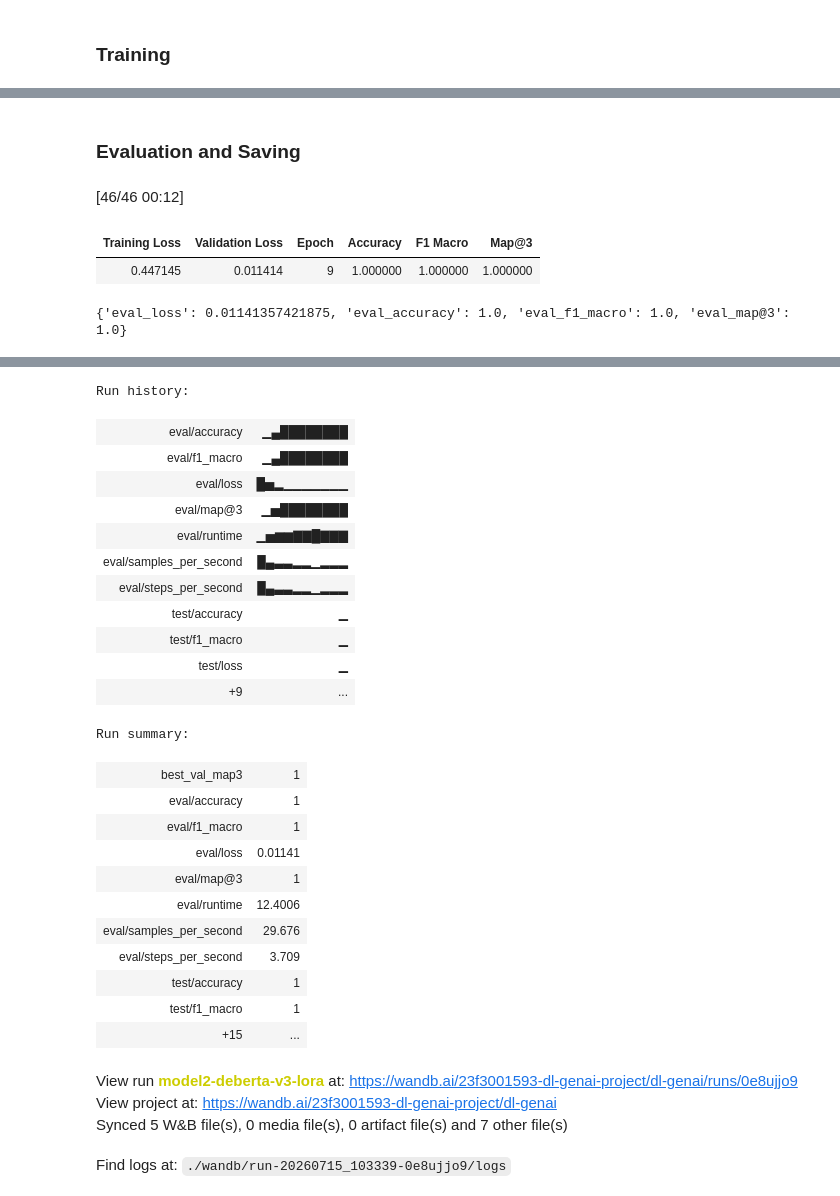
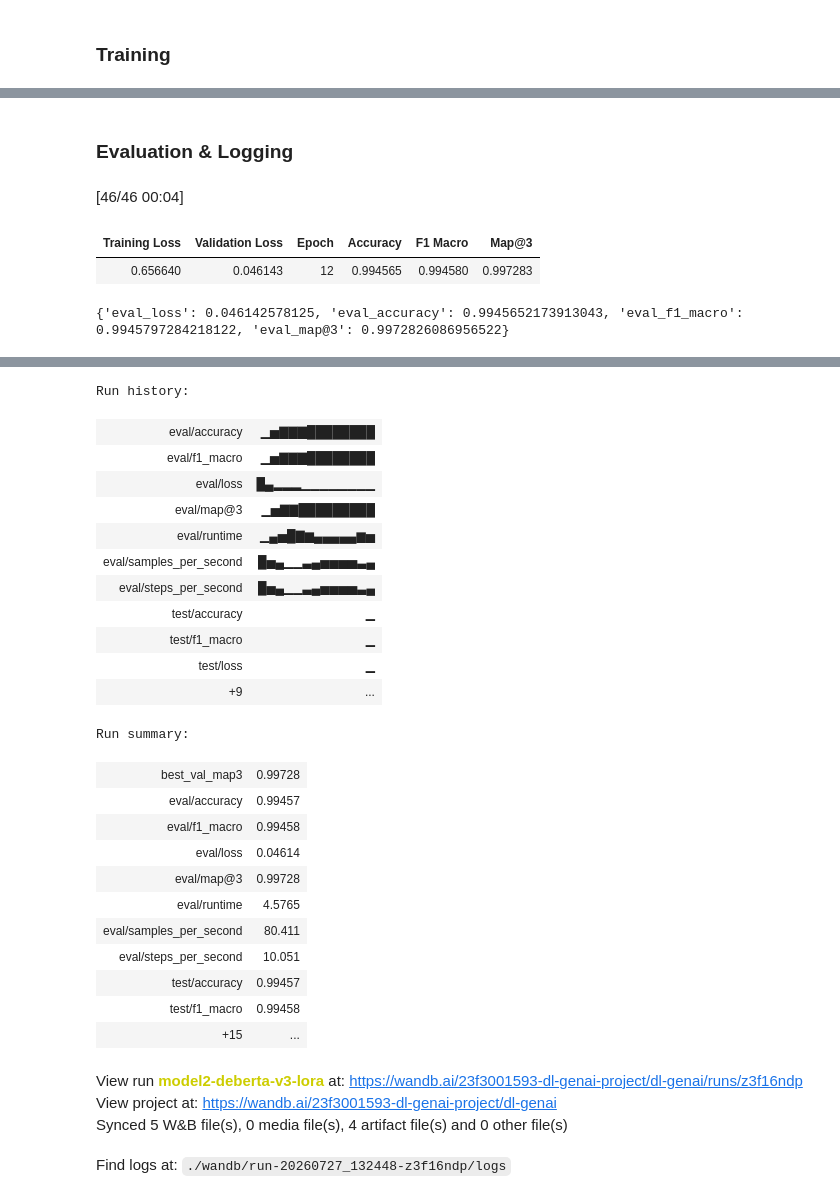
Before and after one commit to 23f3001593/dl-genai-project, a Jupyter notebook: notebooks/main.ipynb, the cells around one changed output, grey strips where cells are left out. Cells and saved outputs as stored; diff of their text form; code cells hidden in the pictures.

```diff
--- a/notebooks/main.ipynb
+++ b/notebooks/main.ipynb
@@ -106,7 +110,7 @@ MODEL1_CONFIG = {
 MODEL2_CONFIG = {
     **COMMON_CONFIG,
     "wandb_run_name": "model2-deberta-v3-lora",
-    "model_name": "microsoft/deberta-v3-large",
+    "model_name": "microsoft/deberta-v3-base",
     "max_length": 128,
     "lora_r": 8,
     "lora_alpha": 16,
@@ -490,7 +516,7 @@ class MCQModel(nn.Module):
 # %% [markdown]
 ### Evaluation Metrics
 # %%
-def map_at_3(true_labels, preds_ranked):
+def map_at_3_from_ranked(true_labels, preds_ranked):
     scores = []
     for pred, true in zip(preds_ranked, true_labels):
         if true in pred:
@@ -506,7 +532,7 @@ def compute_metrics(all_logits, all_labels):
     top3_preds = torch.topk(probs, k=3, dim=-1).indices.tolist()
     acc = accuracy_score(all_labels, top1_preds)
     f1 = f1_score(all_labels, top1_preds, average='macro')
-    map3 = map_at_3(all_labels, top3_preds)
+    map3 = map_at_3_from_ranked(all_labels, top3_preds)
     return {"accuracy": acc, "f1_macro": f1, "map@3": map3}
 # %% [markdown]
 ### Training
@@ -575,7 +601,6 @@ for epoch in range(MODEL1_CONFIG["epochs"]):
             'embedding_matrix': embedding_matrix,
             'config': MODEL1_CONFIG,
         }, "model1_best.pt")
-        wandb.save("model1_best.pt")
     else:
         patience_counter += 1
         if patience_counter >= MODEL1_CONFIG["early_stopping_patience"]:
@@ -832,7 +866,7 @@ trainable params: 1,837,057 || all params: 436,899,842 || trainable%: 0.4205
 # %% [markdown]
 ### Evaluation Metrics
 # %%
-def map_at_3(logits, labels):
+def map_at_3_from_logits(logits, labels):
     top3 = np.argsort(-logits, axis=1)[:, :3]
     scores = []
     for pred, true in zip(top3, labels):
@@ -849,7 +883,7 @@ def compute_metrics(eval_pred):
     return {
         "accuracy": accuracy_score(labels, preds),
         "f1_macro": f1_score(labels, preds, average="macro"),
-        "map@3": map_at_3(logits, labels)
+        "map@3": map_at_3_from_logits(logits, labels)
     }
 # %% [markdown]
 ### Training Arguments & Trainer
@@ -927,5 +961,5 @@ View run at https://wandb.ai/23f3001593-dl-genai-project/dl-genai/runs/0e8ujjo9
 # %% [markdown]
-### Evaluation and Saving
+### Evaluation & Logging
 # %%
 val_metrics = trainer.evaluate()
 print(val_metrics)
@@ -952,16 +986,27 @@ inference_config = {**MODEL2_CONFIG}
 with open(f"{save_dir}/inference_config.json", "w") as f:
     json.dump(inference_config, f, indent=2)
 
+shutil.make_archive("model2_lora_adapter", "zip", "model2_lora_adapter")
 shutil.make_archive("model2_merged", "zip", save_dir)
 
 wandb.summary["best_val_map3"] = val_metrics["eval_map@3"]
-wandb.save("model2_lora_adapter/*")
-wandb.save("model2_merged.zip")
-wandb.save("model2_val_probs.csv")
+
+adapter_artifact = wandb.Artifact(name="model2_lora_adapter", type="model")
+adapter_artifact.add_file("model2_lora_adapter.zip")
+wandb.log_artifact(adapter_artifact)
+
+merged_artifact = wandb.Artifact(name="model2_merged", type="model")
+merged_artifact.add_file("model2_merged.zip")
+wandb.log_artifact(merged_artifact)
+
+results_artifact = wandb.Artifact(name="model2_val_probs", type="predictions")
+results_artifact.add_file("model2_val_probs.csv")
+wandb.log_artifact(results_artifact)
+
 wandb.finish()
 # %% [output]
-[46/46 00:12]
+[46/46 00:04]
 | Training Loss | Validation Loss | Epoch | Accuracy | F1 Macro | Map@3 |
-| 0.447145 | 0.011414 | 9 | 1.000000 | 1.000000 | 1.000000 |
+| 0.656640 | 0.046143 | 12 | 0.994565 | 0.994580 | 0.997283 |
-{'eval_loss': 0.01141357421875, 'eval_accuracy': 1.0, 'eval_f1_macro': 1.0, 'eval_map@3': 1.0}
+{'eval_loss': 0.046142578125, 'eval_accuracy': 0.9945652173913043, 'eval_f1_macro': 0.9945797284218122, 'eval_map@3': 0.9972826086956522}
 [interactive output not drawn]
@@ -972,28 +1015,28 @@ wandb: WARNING Symlinked 1 file into the W&B run directory; call wandb.save agai
 Run history:
-| eval/accuracy | ▁▄████████ |
-| eval/f1_macro | ▁▄████████ |
-| eval/loss | █▅▂▁▁▁▁▁▁▁ |
-| eval/map@3 | ▁▅████████ |
-| eval/runtime | ▁▅▆▆▇▇█▇▇▇ |
-| eval/samples_per_second | █▄▃▃▂▂▁▂▂▂ |
-| eval/steps_per_second | █▄▃▃▂▂▁▂▂▂ |
+| eval/accuracy | ▁▅▇▇▇████████ |
+| eval/f1_macro | ▁▅▇▇▇████████ |
+| eval/loss | █▄▂▂▂▁▁▁▁▁▁▁▁ |
+| eval/map@3 | ▁▅▇▇█████████ |
+| eval/runtime | ▁▄▅█▇▆▄▄▄▄▄▆▅ |
+| eval/samples_per_second | █▅▄▁▁▃▄▅▅▅▅▃▄ |
+| eval/steps_per_second | █▅▄▁▁▃▄▅▅▅▅▃▄ |
 | test/accuracy | ▁ |
 | test/f1_macro | ▁ |
 | test/loss | ▁ |
 | +9 | ... |
 Run summary:
-| best_val_map3 | 1 |
-| eval/accuracy | 1 |
-| eval/f1_macro | 1 |
-| eval/loss | 0.01141 |
-| eval/map@3 | 1 |
-| eval/runtime | 12.4006 |
-| eval/samples_per_second | 29.676 |
-| eval/steps_per_second | 3.709 |
-| test/accuracy | 1 |
-| test/f1_macro | 1 |
+| best_val_map3 | 0.99728 |
+| eval/accuracy | 0.99457 |
+| eval/f1_macro | 0.99458 |
+| eval/loss | 0.04614 |
+| eval/map@3 | 0.99728 |
+| eval/runtime | 4.5765 |
+| eval/samples_per_second | 80.411 |
+| eval/steps_per_second | 10.051 |
+| test/accuracy | 0.99457 |
+| test/f1_macro | 0.99458 |
 | +15 | ... |
-View run model2-deberta-v3-lora at: https://wandb.ai/23f3001593-dl-genai-project/dl-genai/runs/0e8ujjo9
+View run model2-deberta-v3-lora at: https://wandb.ai/23f3001593-dl-genai-project/dl-genai/runs/z3f16ndp
 View project at: https://wandb.ai/23f3001593-dl-genai-project/dl-genai
-Synced 5 W&B file(s), 0 media file(s), 0 artifact file(s) and 7 other file(s)
+Synced 5 W&B file(s), 0 media file(s), 4 artifact file(s) and 0 other file(s)
-Find logs at: ./wandb/run-20260715_103339-0e8ujjo9/logs
+Find logs at: ./wandb/run-20260727_132448-z3f16ndp/logs
```
Also changed, not shown: parts of 41 cells of this notebook, 10 other files.
